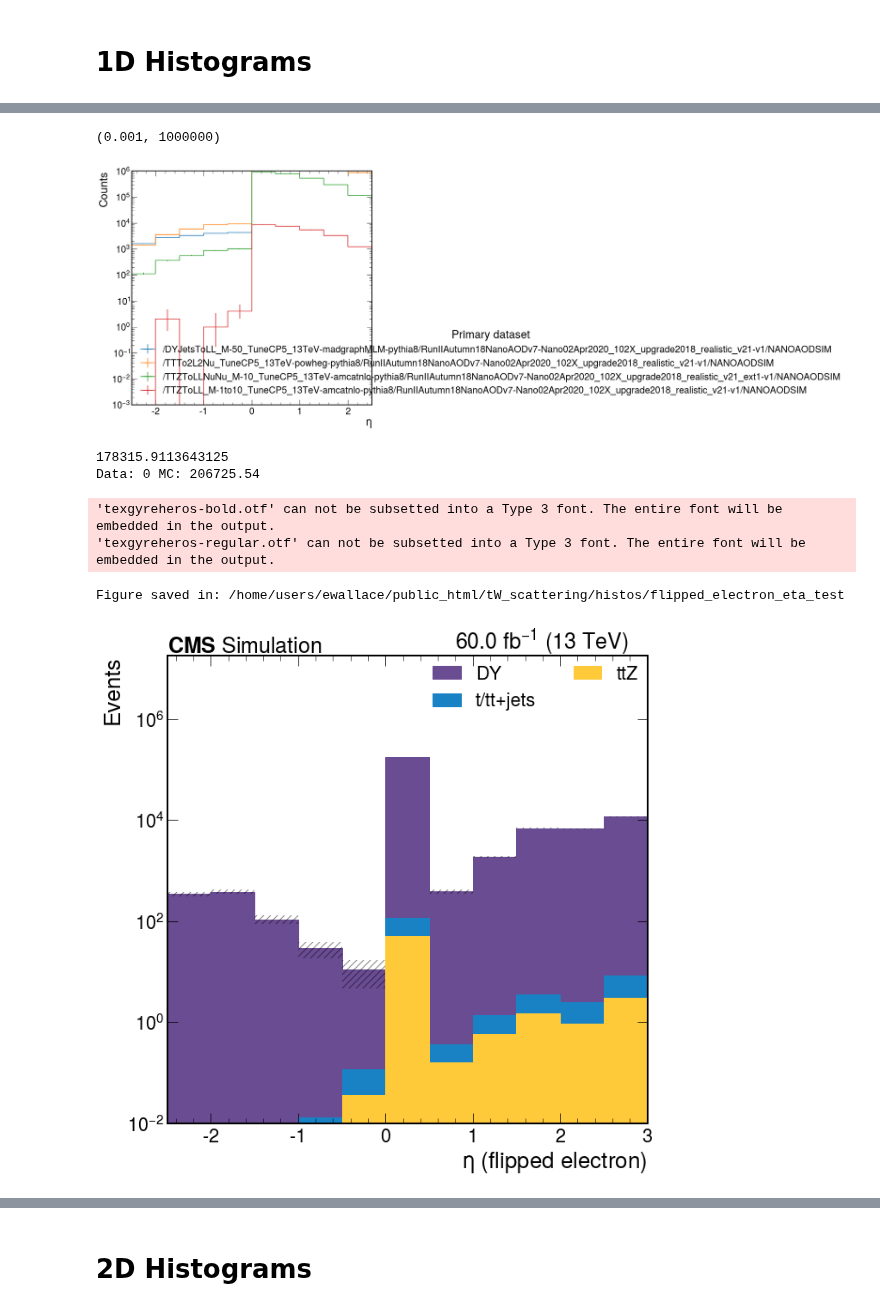
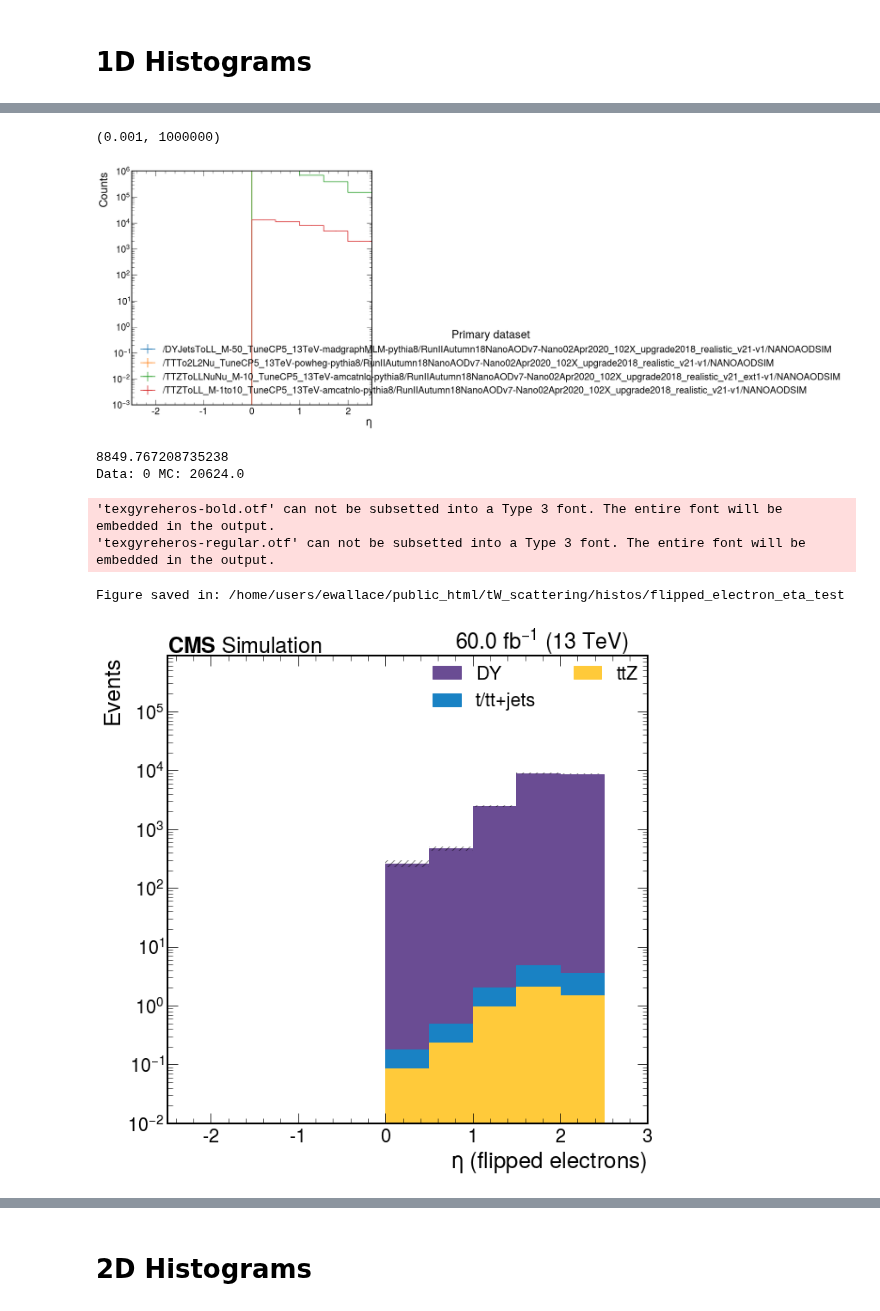
Before and after one commit to JacksonWallace/FCNC, a Jupyter notebook: notebooks/Charge Flip Calculator.ipynb, the cells around one changed output, grey strips where cells are left out. Saved outputs shown, nothing was run; the diff lists cells and outputs as text; code cells hidden in the pictures.

Commit message:
checking flip numbers

```diff
--- a/notebooks/Charge Flip Calculator.ipynb
+++ b/notebooks/Charge Flip Calculator.ipynb
@@ -107,15 +107,15 @@ if cfg == cache.get('cfg') and histograms == cache.get('histograms') and cache.g
 
 else:
     print ("I'm running now")
-    with performance_report(filename=fname):
-        output = processor.run_uproot_job(
-            fileset,
-            "Events",
-            charge_flip_calc(year=year, variations=[], accumulator=desired_output),
-            exe,
-            exe_args,
-            chunksize=chunksize,
-            )
+    #with performance_report(filename=fname):
+    output = processor.run_uproot_job(
+        fileset,
+        "Events",
+        charge_flip_calc(year=year, variations=[], accumulator=desired_output),
+        exe,
+        exe_args,
+        chunksize=chunksize,
+        )
 
     cache['fileset']        = fileset
     cache['cfg']            = cfg
@@ -279,24 +279,24 @@ Figure saved in: /home/users/ewallace/public_html/tW_scattering/histos/electron_
 # %%
-ax = hist.plot1d(output[0]['electron'].sum('pt').rebin('eta', eta_bins))
+ax = hist.plot1d(output['electron'].sum('pt').rebin('eta', eta_bins))
 ax.set_yscale('log')
 ax.set_ylim(0.001,1000000)
 # %% [output]
 (0.001, 1000000)
-[figure, old version]
+[figure, new version]
 # %%
-my_hist = scale_and_merge(output[0]['flipped_electron'], samples, fileset, nano_mapping)
+my_hist = scale_and_merge(output['flipped_electron'], samples, fileset, nano_mapping)
 
 makePlot(my_hist, None, 'eta',
          bins=eta_bins, log=True, normalize=False, axis_label=r'$\eta\ (flipped\ electrons)$',
          new_colors=my_colors, new_labels=my_labels,
          order=[nano_mapping['TTZ'][0], nano_mapping['top'][0], nano_mapping['DY'][0]],
          save=os.path.expandvars(cfg['meta']['plots'])+'histos/flipped_electron_eta_test'
         )
 # %% [output]
-178315.9113643125
-Data: 0 MC: 206725.54
+8849.767208735238
+Data: 0 MC: 20624.0
 'texgyreheros-bold.otf' can not be subsetted into a Type 3 font. The entire font will be embedded in the output.
 'texgyreheros-regular.otf' can not be subsetted into a Type 3 font. The entire font will be embedded in the output.
 Figure saved in: /home/users/ewallace/public_html/tW_scattering/histos/flipped_electron_eta_test
-[figure, old version]
+[figure, new version]
 # %%
```
Also changed, not shown: parts of 21 cells of this notebook, 4 other files.
